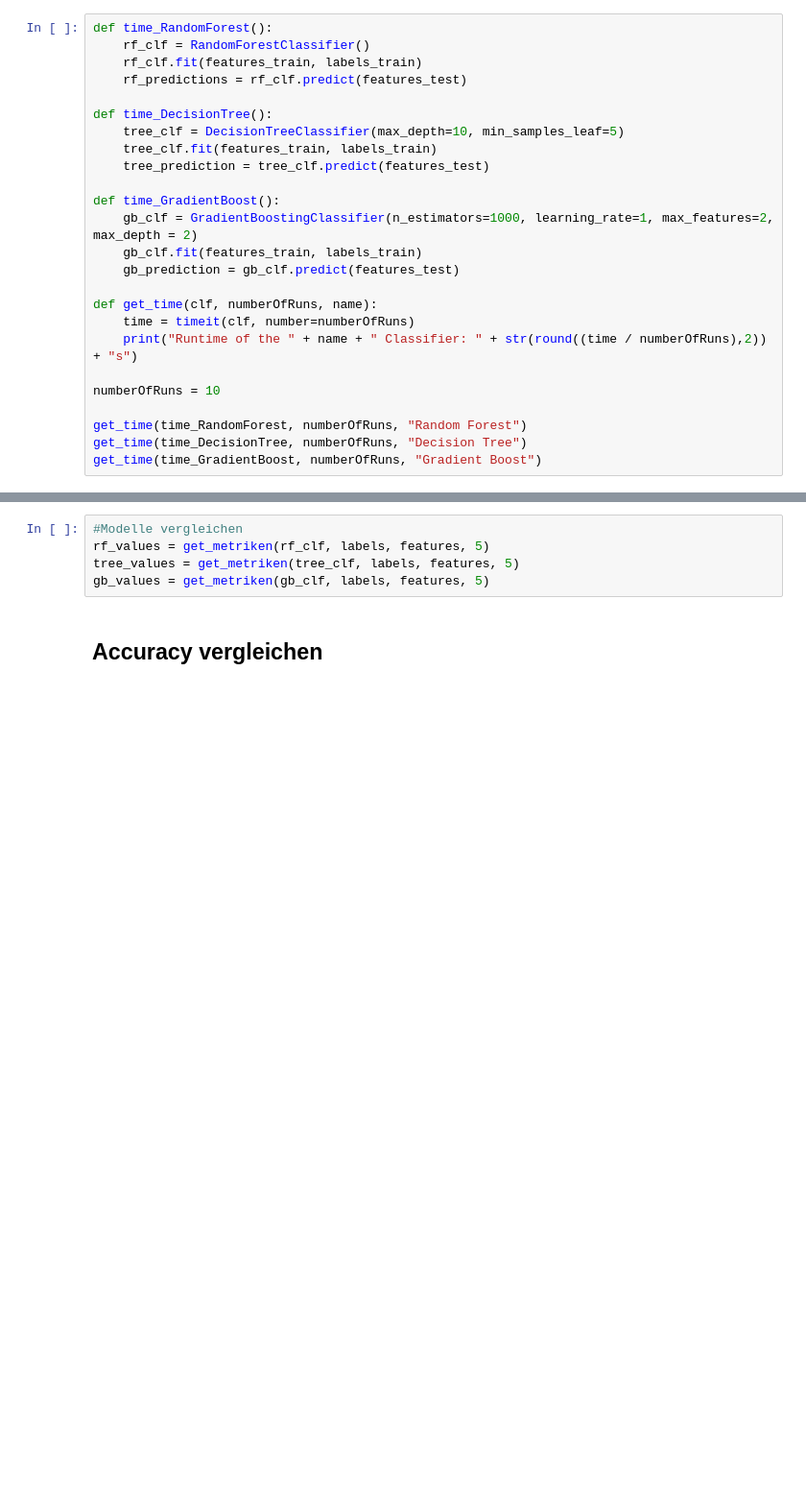
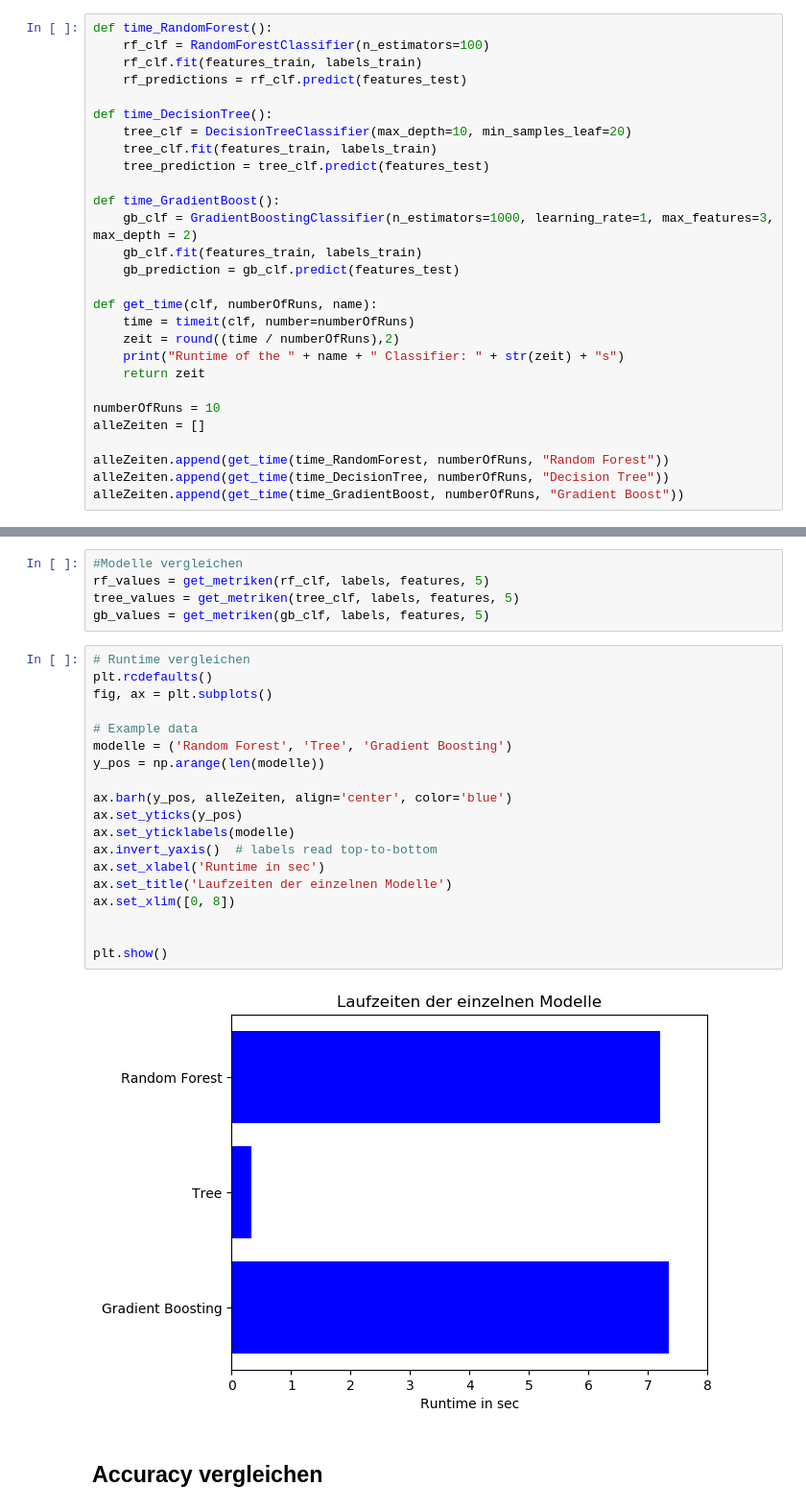
Before and after one commit to MarcZeger/MachineLearning, a Jupyter notebook: Notebook.ipynb, the cells around one changed output, grey strips where cells are left out. Shown at 96% size. Drawn from its saved outputs; the diff is of its cells as text; blank space fills up the shorter version.

Commit message:
vergleich zeiten hinzugefügt

```diff
--- a/Notebook.ipynb
+++ b/Notebook.ipynb
@@ -408,26 +442,29 @@ crossvalidation_all(gb_clf, labels, features, 5)
 ## Runtime vergleichen
 # %%
 def time_RandomForest():
-    rf_clf = RandomForestClassifier()
+    rf_clf = RandomForestClassifier(n_estimators=100)
     rf_clf.fit(features_train, labels_train)
     rf_predictions = rf_clf.predict(features_test)
 
 def time_DecisionTree():
-    tree_clf = DecisionTreeClassifier(max_depth=10, min_samples_leaf=5)
+    tree_clf = DecisionTreeClassifier(max_depth=10, min_samples_leaf=20)
     tree_clf.fit(features_train, labels_train)
     tree_prediction = tree_clf.predict(features_test)
 
 def time_GradientBoost():
-    gb_clf = GradientBoostingClassifier(n_estimators=1000, learning_rate=1, max_features=2, max_depth = 2)
+    gb_clf = GradientBoostingClassifier(n_estimators=1000, learning_rate=1, max_features=3, max_depth = 2)
     gb_clf.fit(features_train, labels_train)
     gb_prediction = gb_clf.predict(features_test)
 
 def get_time(clf, numberOfRuns, name):
     time = timeit(clf, number=numberOfRuns)
-    print("Runtime of the " + name + " Classifier: " + str(round((time / numberOfRuns),2)) + "s")
+    zeit = round((time / numberOfRuns),2)
+    print("Runtime of the " + name + " Classifier: " + str(zeit) + "s")
+    return zeit
 
 numberOfRuns = 10
+alleZeiten = []
 
-get_time(time_RandomForest, numberOfRuns, "Random Forest")
-get_time(time_DecisionTree, numberOfRuns, "Decision Tree")
-get_time(time_GradientBoost, numberOfRuns, "Gradient Boost")
+alleZeiten.append(get_time(time_RandomForest, numberOfRuns, "Random Forest"))
+alleZeiten.append(get_time(time_DecisionTree, numberOfRuns, "Decision Tree"))
+alleZeiten.append(get_time(time_GradientBoost, numberOfRuns, "Gradient Boost"))
@@ -436,6 +477,27 @@ get_time(time_GradientBoost, numberOfRuns, "Gradient Boost")
 rf_values = get_metriken(rf_clf, labels, features, 5)
 tree_values = get_metriken(tree_clf, labels, features, 5)
 gb_values = get_metriken(gb_clf, labels, features, 5)
+# %%
+# Runtime vergleichen
+plt.rcdefaults()
+fig, ax = plt.subplots()
+
+# Example data
+modelle = ('Random Forest', 'Tree', 'Gradient Boosting')
+y_pos = np.arange(len(modelle))
+
+ax.barh(y_pos, alleZeiten, align='center', color='blue')
+ax.set_yticks(y_pos)
+ax.set_yticklabels(modelle)
+ax.invert_yaxis()  # labels read top-to-bottom
+ax.set_xlabel('Runtime in sec')
+ax.set_title('Laufzeiten der einzelnen Modelle')
+ax.set_xlim([0, 8])
+
+
+plt.show()
+# %% [output]
+[figure, added]
 # %% [markdown]
 ## Accuracy vergleichen
 # %%
```
Also changed, not shown: parts of 15 cells of this notebook.
